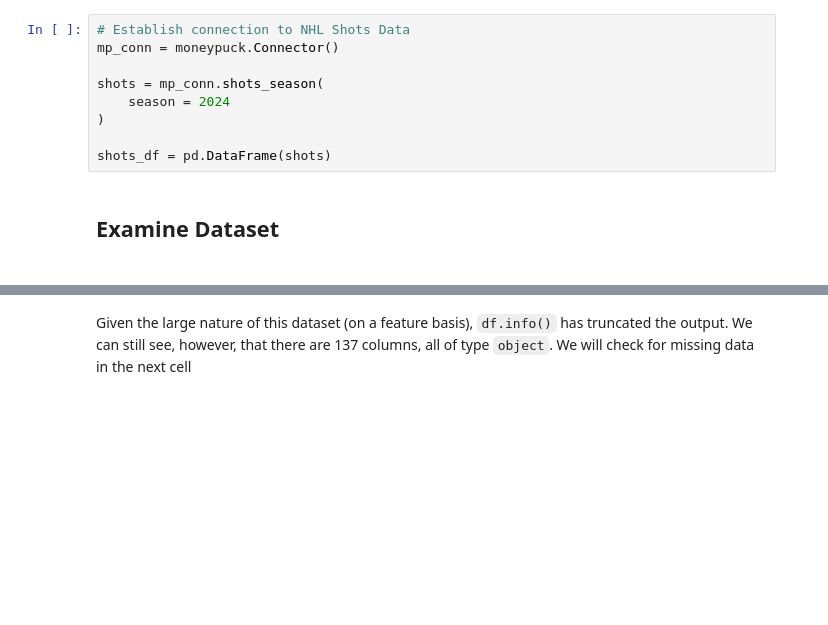
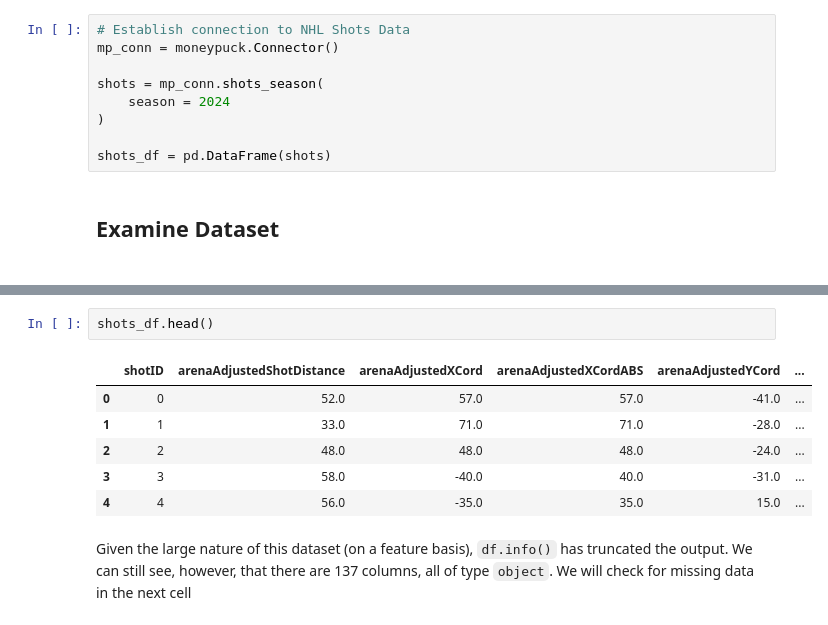
Before and after one commit to LakshayVerma48/nhl-goal-likelihood, a Jupyter notebook: notebooks/01_exploratory_data_analysis.ipynb, the cells around one changed output, grey strips where cells are left out. Cells and saved outputs as stored; diff of their text form; blank space fills up the shorter version.

```diff
--- a/notebooks/01_exploratory_data_analysis.ipynb
+++ b/notebooks/01_exploratory_data_analysis.ipynb
@@ -38,3 +39,12 @@ memory usage: 123.2+ MB
+# %%
+shots_df.head()
+# %% [output]
+|  | shotID | arenaAdjustedShotDistance | arenaAdjustedXCord | arenaAdjustedXCordABS | arenaAdjustedYCord | ... |
+| 0 | 0 | 52.0 | 57.0 | 57.0 | -41.0 | ... |
+| 1 | 1 | 33.0 | 71.0 | 71.0 | -28.0 | ... |
+| 2 | 2 | 48.0 | 48.0 | 48.0 | -24.0 | ... |
+| 3 | 3 | 58.0 | -40.0 | 40.0 | -31.0 | ... |
+| 4 | 4 | 56.0 | -35.0 | 35.0 | 15.0 | ... |
 # %% [markdown]
 Given the large nature of this dataset (on a feature basis), `df.info()` has truncated the output. We can still see, however, that there are 137 columns, all of type `object`. We will check for missing data in the next cell
 # %%
```
Also changed, not shown: parts of 17 cells of this notebook.
